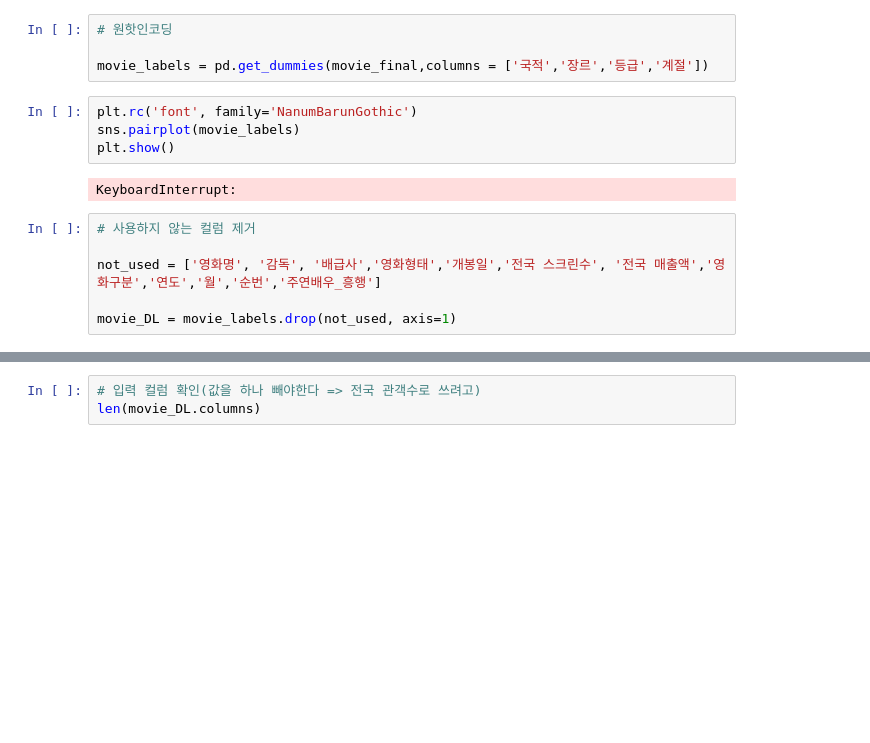
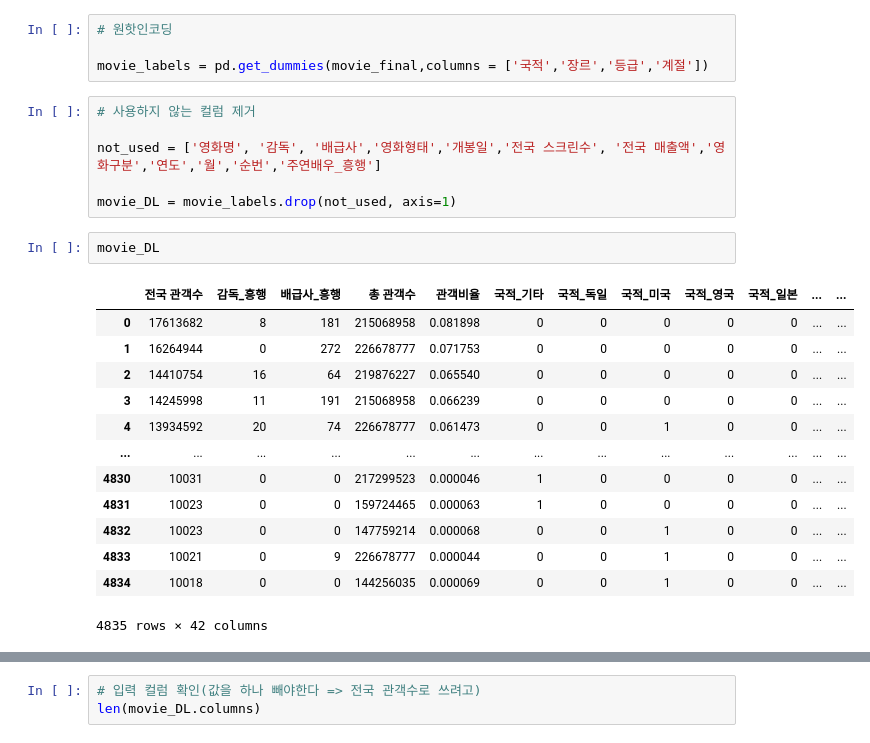
Before and after one commit to Play-Web-miniProject/MovieDL, a Jupyter notebook: taehyeon/movie_eda_ver03.ipynb, the cells around one changed output, grey strips where cells are left out. Saved outputs shown, nothing was run; the diff lists cells and outputs as text; blank space fills up the shorter version.

```diff
--- a/taehyeon/movie_eda_ver03.ipynb
+++ b/taehyeon/movie_eda_ver03.ipynb
@@ -950,17 +919,27 @@ pr
 # 원핫인코딩
 
 movie_labels = pd.get_dummies(movie_final,columns = ['국적','장르','등급','계절'])
-# %%
-plt.rc('font', family='NanumBarunGothic')
-sns.pairplot(movie_labels)
-plt.show()
-# %% [output]
-KeyboardInterrupt:
 # %%
 # 사용하지 않는 컬럼 제거
 
 not_used = ['영화명', '감독', '배급사','영화형태','개봉일','전국 스크린수', '전국 매출액','영화구분','연도','월','순번','주연배우_흥행']
 
 movie_DL = movie_labels.drop(not_used, axis=1)
+# %%
+movie_DL
+# %% [output]
+|  | 전국 관객수 | 감독_흥행 | 배급사_흥행 | 총 관객수 | 관객비율 | 국적_기타 | 국적_독일 | 국적_미국 | 국적_영국 | 국적_일본 | ... | ... |
+| 0 | 17613682 | 8 | 181 | 215068958 | 0.081898 | 0 | 0 | 0 | 0 | 0 | ... | ... |
+| 1 | 16264944 | 0 | 272 | 226678777 | 0.071753 | 0 | 0 | 0 | 0 | 0 | ... | ... |
+| 2 | 14410754 | 16 | 64 | 219876227 | 0.065540 | 0 | 0 | 0 | 0 | 0 | ... | ... |
+| 3 | 14245998 | 11 | 191 | 215068958 | 0.066239 | 0 | 0 | 0 | 0 | 0 | ... | ... |
+| 4 | 13934592 | 20 | 74 | 226678777 | 0.061473 | 0 | 0 | 1 | 0 | 0 | ... | ... |
+| ... | ... | ... | ... | ... | ... | ... | ... | ... | ... | ... | ... | ... |
+| 4830 | 10031 | 0 | 0 | 217299523 | 0.000046 | 1 | 0 | 0 | 0 | 0 | ... | ... |
+| 4831 | 10023 | 0 | 0 | 159724465 | 0.000063 | 1 | 0 | 0 | 0 | 0 | ... | ... |
+| 4832 | 10023 | 0 | 0 | 147759214 | 0.000068 | 0 | 0 | 1 | 0 | 0 | ... | ... |
+| 4833 | 10021 | 0 | 9 | 226678777 | 0.000044 | 0 | 0 | 1 | 0 | 0 | ... | ... |
+| 4834 | 10018 | 0 | 0 | 144256035 | 0.000069 | 0 | 0 | 1 | 0 | 0 | ... | ... |
+4835 rows × 42 columns
 # %%
 # 사용하는 수치형 데이터 히트맵
```
Also changed, not shown: parts of 19 cells of this notebook, 1 other file.
